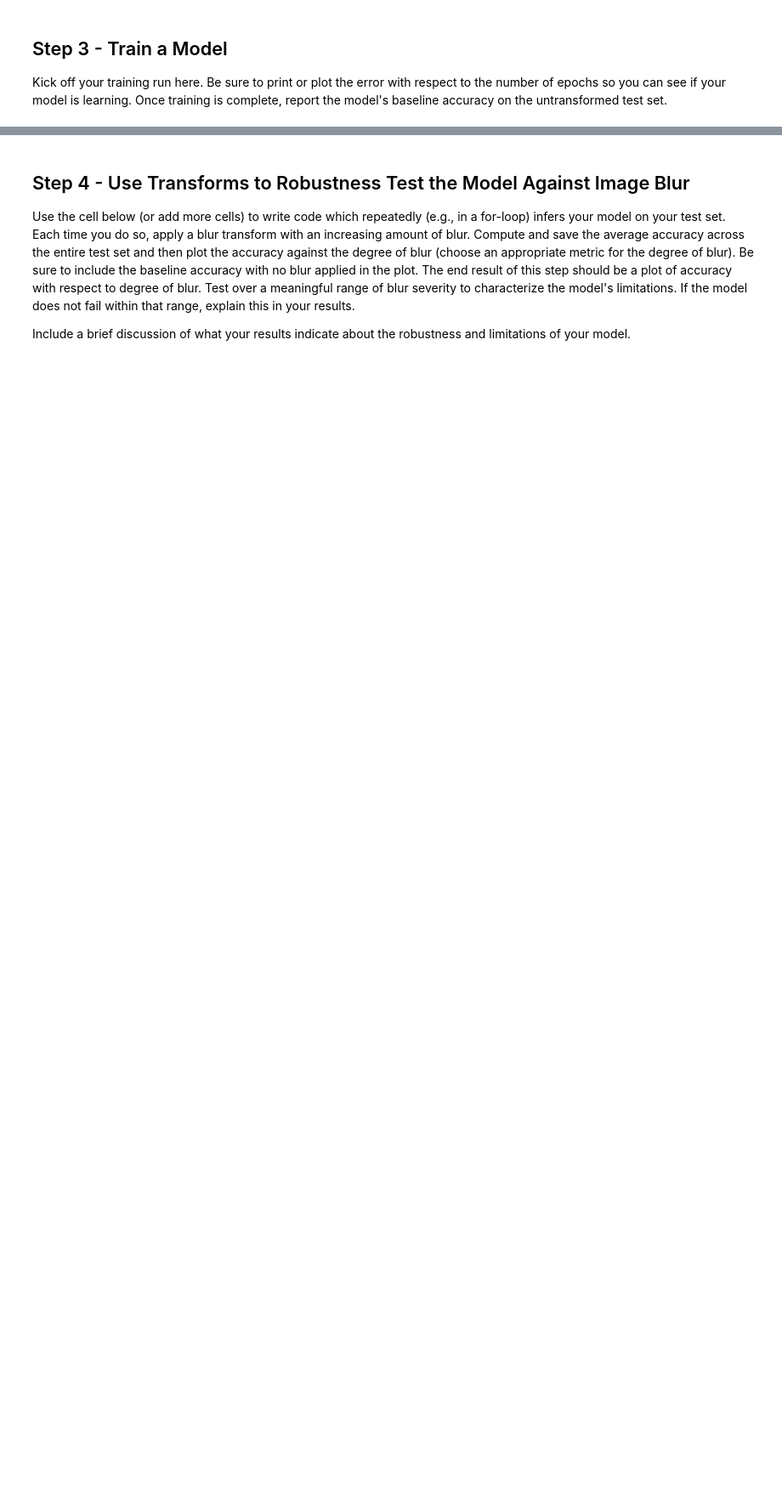
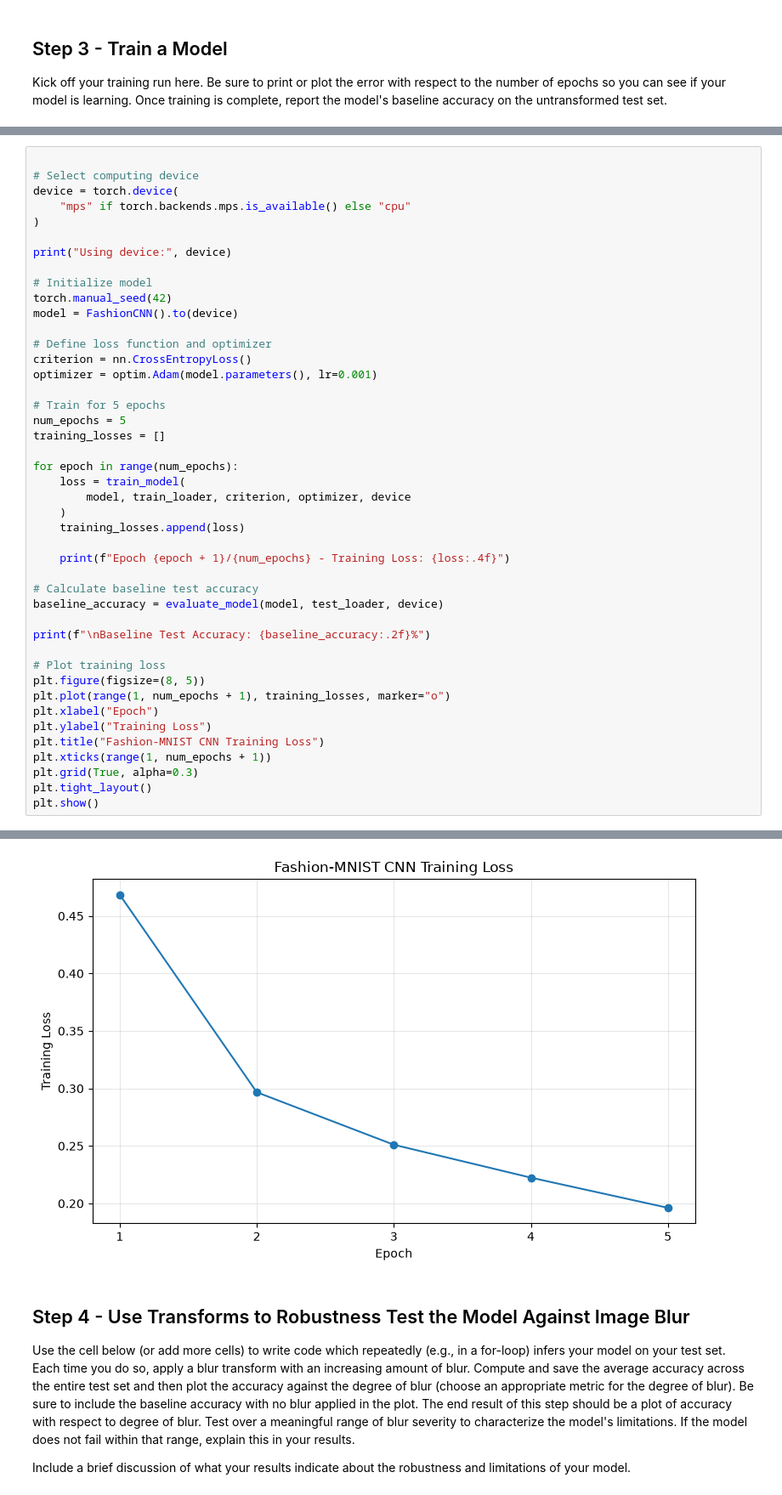
Before and after one commit to oza8-ctrl/assignment-02, a Jupyter notebook: assignment/task-01.ipynb, the cells around one changed output, grey strips where cells are left out. Shown at 85% size. Drawn from its saved outputs; the diff is of its cells as text; blank space fills up the shorter version.

```diff
--- a/assignment/task-01.ipynb
+++ b/assignment/task-01.ipynb
@@ -82,0 +206,45 @@ Kick off your training run here. Be sure to print or plot the error with respect
+# %%
+
+# Select computing device
+device = torch.device(
+    "mps" if torch.backends.mps.is_available() else "cpu"
+)
+
+print("Using device:", device)
+
+# Initialize model
+torch.manual_seed(42)
+model = FashionCNN().to(device)
+
+# Define loss function and optimizer
+criterion = nn.CrossEntropyLoss()
+optimizer = optim.Adam(model.parameters(), lr=0.001)
+
+# Train for 5 epochs
+num_epochs = 5
+training_losses = []
+
+for epoch in range(num_epochs):
+    loss = train_model(
+        model, train_loader, criterion, optimizer, device
+    )
+    training_losses.append(loss)
+
+    print(f"Epoch {epoch + 1}/{num_epochs} - Training Loss: {loss:.4f}")
+
+# Calculate baseline test accuracy
+baseline_accuracy = evaluate_model(model, test_loader, device)
+
+print(f"\nBaseline Test Accuracy: {baseline_accuracy:.2f}%")
+
+# Plot training loss
+plt.figure(figsize=(8, 5))
+plt.plot(range(1, num_epochs + 1), training_losses, marker="o")
+plt.xlabel("Epoch")
+plt.ylabel("Training Loss")
+plt.title("Fashion-MNIST CNN Training Loss")
+plt.xticks(range(1, num_epochs + 1))
+plt.grid(True, alpha=0.3)
+plt.tight_layout()
+plt.show()
+# %% [output]
@@ -83,3 +259,4 @@ Kick off your training run here. Be sure to print or plot the error with respect
+[figure, added]
 # %% [markdown]
 ## Step 4 - Use Transforms to Robustness Test the Model Against Image Blur
 
```
Also changed, not shown: parts of 14 cells of this notebook.
